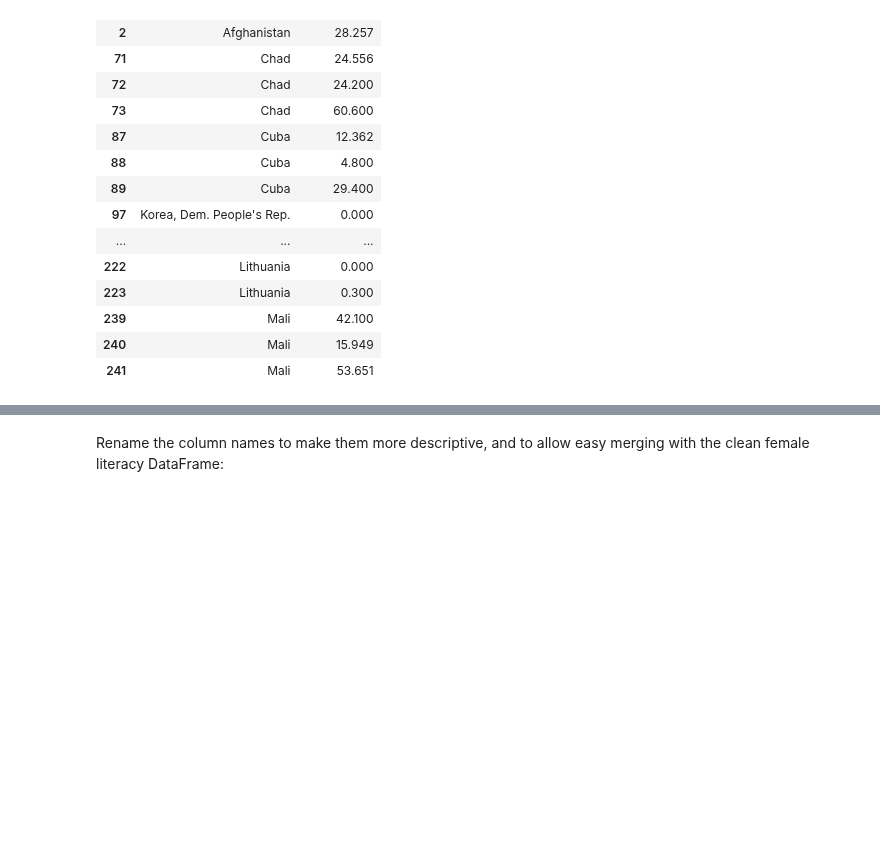
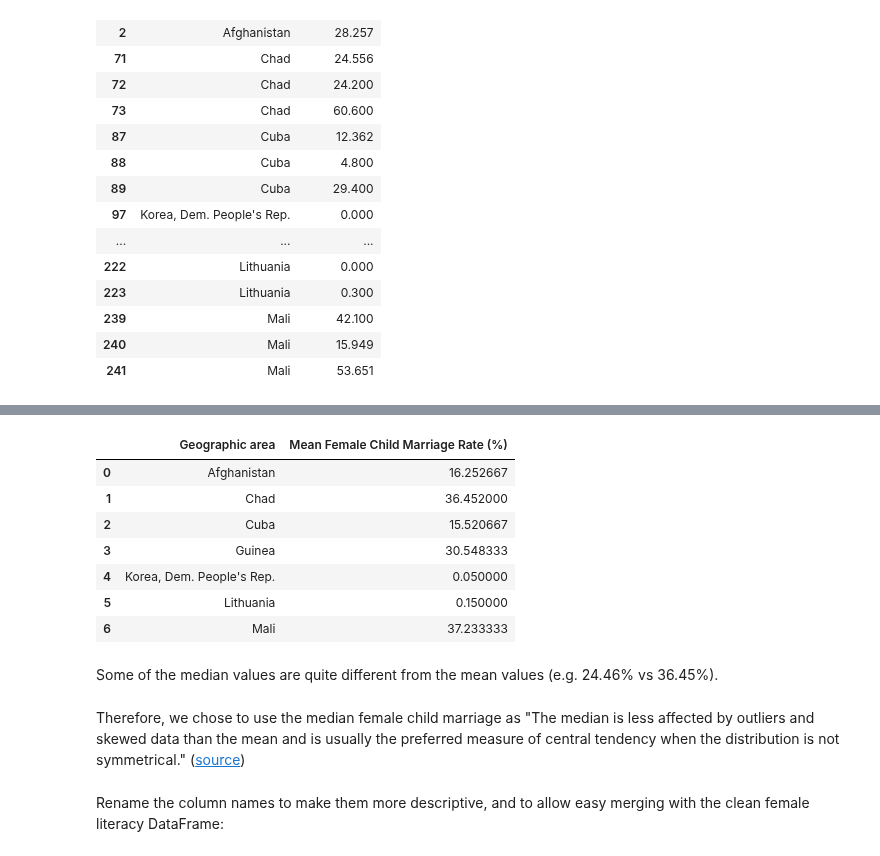
Before and after one commit to nf-97/literacy-project, a Jupyter notebook: child-marriage-dc.ipynb, the cells around one changed output, grey strips where cells are left out. Drawn from its saved outputs; the diff is of its cells as text; code cells hidden in the pictures; blank space fills up the shorter version.

```diff
--- a/child-marriage-dc.ipynb
+++ b/child-marriage-dc.ipynb
@@ -376,3 +333,19 @@ We chose to go with median for now as the data appeared quite spread out/skewed
+# %%
+df_c_mean=pd.DataFrame(df_c.groupby("Geographic area")["OBS_VALUE"].mean()).reset_index()
+df_c_mean.rename(columns={"OBS_VALUE":"Mean Female Child Marriage Rate (%)"})
+# %% [output]
+|  | Geographic area | Mean Female Child Marriage Rate (%) |
+| 0 | Afghanistan | 16.252667 |
+| 1 | Chad | 36.452000 |
+| 2 | Cuba | 15.520667 |
+| 3 | Guinea | 30.548333 |
+| 4 | Korea, Dem. People's Rep. | 0.050000 |
+| 5 | Lithuania | 0.150000 |
+| 6 | Mali | 37.233333 |
+# %% [markdown]
+Some of the median values are quite different from the mean values (e.g. 24.46% vs 36.45%).
+# %% [markdown]
+Therefore, we chose to use the median female child marriage as "The median is less affected by outliers and skewed data than the mean and is usually the preferred measure of central tendency when the distribution is not symmetrical." ([source](https://www.abs.gov.au/statistics/understanding-statistics/statistical-terms-and-concepts/measures-central-tendency#:~:text=The%20median%20is%20less%20affected,the%20distribution%20is%20not%20symmetrical.))
 # %%
 df_c_median = pd.DataFrame(df_c.groupby("Geographic area")["OBS_VALUE"].median()).reset_index()
 # %% [markdown]
```
Also changed, not shown: parts of 28 cells of this notebook.
